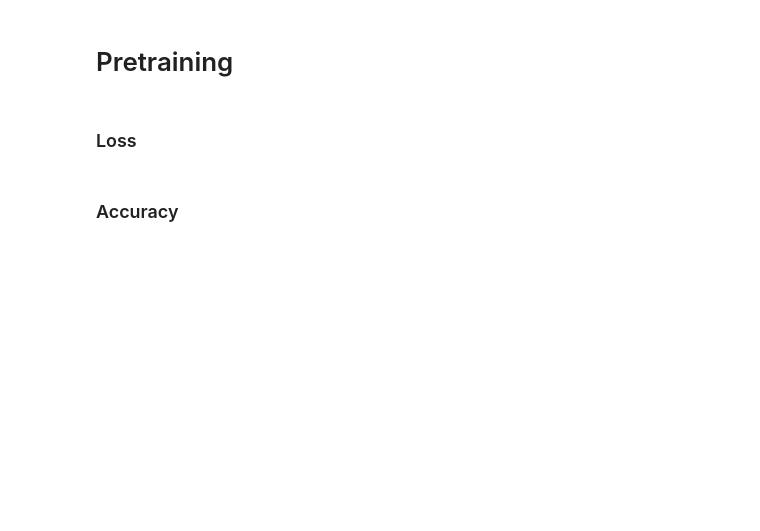
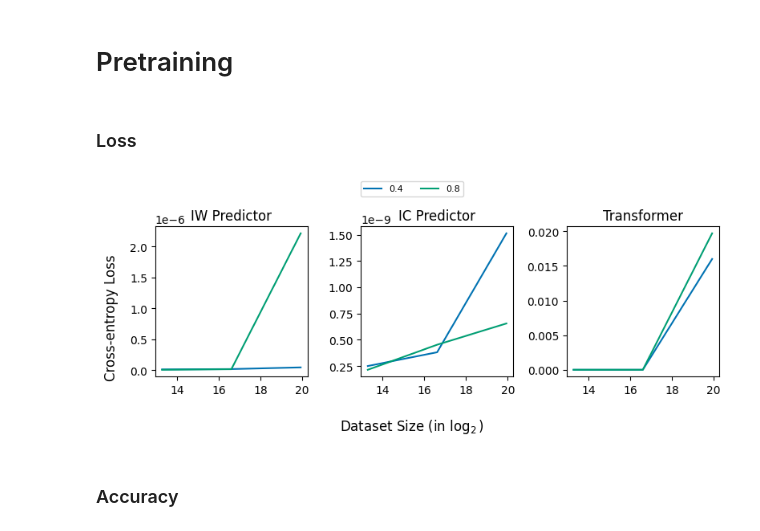
Before and after one commit to chanb/simple_icl, a Jupyter notebook: plot_utils/plot_noisy_inputs.ipynb, the cells around one changed output. Cells and saved outputs as stored; diff of their text form; code cells hidden in the pictures; blank space fills up the shorter version.

```diff
--- a/plot_utils/plot_noisy_inputs.ipynb
+++ b/plot_utils/plot_noisy_inputs.ipynb
@@ -15,7 +15,7 @@ from utils import set_size, pgf_with_latex
 # %%
 plt.style.use("seaborn-v0_8-colorblind")
 # But with fonts from the document body
-plt.rcParams.update(pgf_with_latex)
+# plt.rcParams.update(pgf_with_latex)
 
 # Using the set_size function as defined earlier
 doc_width_pt = 452.9679
@@ -31,8 +31,12 @@ stats_keys = [
 # %%
 repo_path = "/Users/chanb/research/ualberta/icl/simple_icl"
 results_dir = "/Users/chanb/research/ualberta/icl/cc_results/paper_experiments/evaluation_results"
+
+repo_path = "/home/bryanpu1/projects/icl/simple_icl"
+results_dir = "/home/bryanpu1/projects/icl/scratch/evaluation_results"
 # %%
-variant_name = "synthetic-transformer-noisy_inputs"
+# variant_name = "synthetic-transformer-noisy_inputs"
+variant_name = "omniglot-input_noise"
 
 checkpoint_steps = 500
 
@@ -105,6 +138,7 @@ map_label = {
 }
 
 p_relevant_context = 0.9
+num_seeds = 1
 
 fig, axes = plt.subplots(1, 3, figsize=(8, 3))
 for ax_i, model_type in enumerate(model_types):
@@ -127,35 +161,37 @@ for ax_i, model_type in enumerate(model_types):
             best_idxes[(
                 model_type, p_relevant_context, input_noise_std, dataset_size
             )] = best_idx
 
-            sample = data[np.arange(5), best_idx]
+            sample = data[np.arange(num_seeds), best_idx]
             curr_mean = np.mean(sample)
             curr_std = np.std(sample)
 
             losses_mean.append(curr_mean)
             losses_std.append(curr_std)
 
         losses_mean = np.array(losses_mean)
-        losses_std = np.array(losses_std) / np.sqrt(5)
+        losses_std = np.array(losses_std) / np.sqrt(num_seeds)
 
         ax.plot(np.log2(np.array(dataset_sizes)), losses_mean, label=input_noise_std if ax_i == 0 else "")
         ax.fill_between(np.log2(np.array(dataset_sizes)), losses_mean - losses_std, losses_mean + losses_std, alpha=0.3)
 
     ax.set_title(map_label[model_type])
     # ax.set_ylim(0.0, 0.009)
 
 fig.supylabel("Cross-entropy Loss")
 fig.supxlabel("Dataset Size (in $\\log_2$)")
 fig.legend(
     bbox_to_anchor=(0.0, 1.0, 1.0, 0.0),
     loc="lower center",
     ncols=4,
     borderaxespad=0.0,
     frameon=True,
     fontsize="8",
 )
 fig.tight_layout()
 plt.show()
+# %% [output]
+[figure, added]
 # %% [markdown]
 ### Accuracy
 # %%
```
Also changed, not shown: parts of 8 cells of this notebook, 6 other files.
